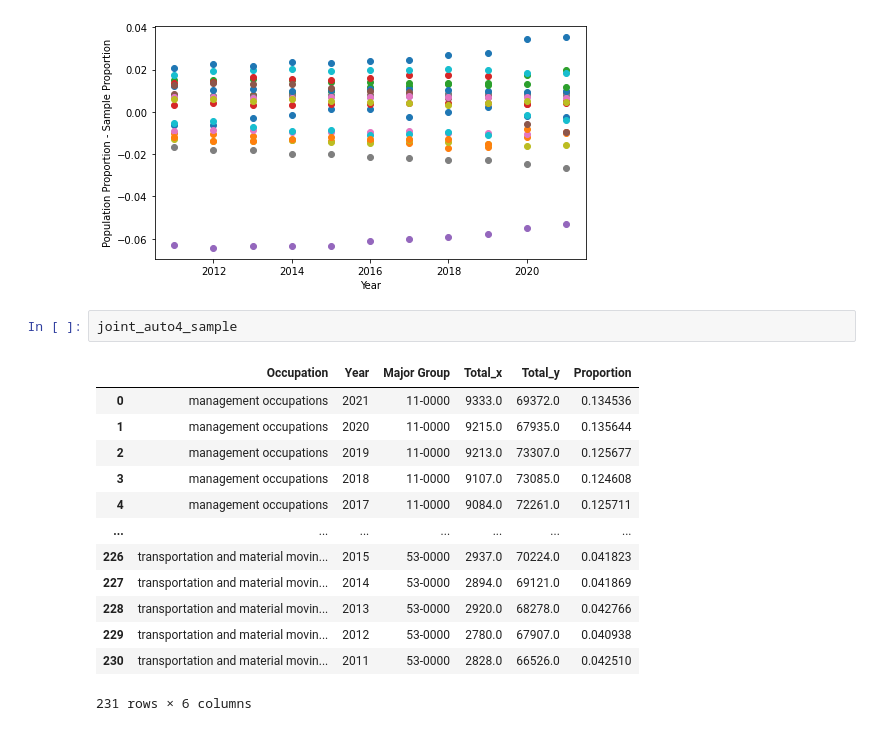
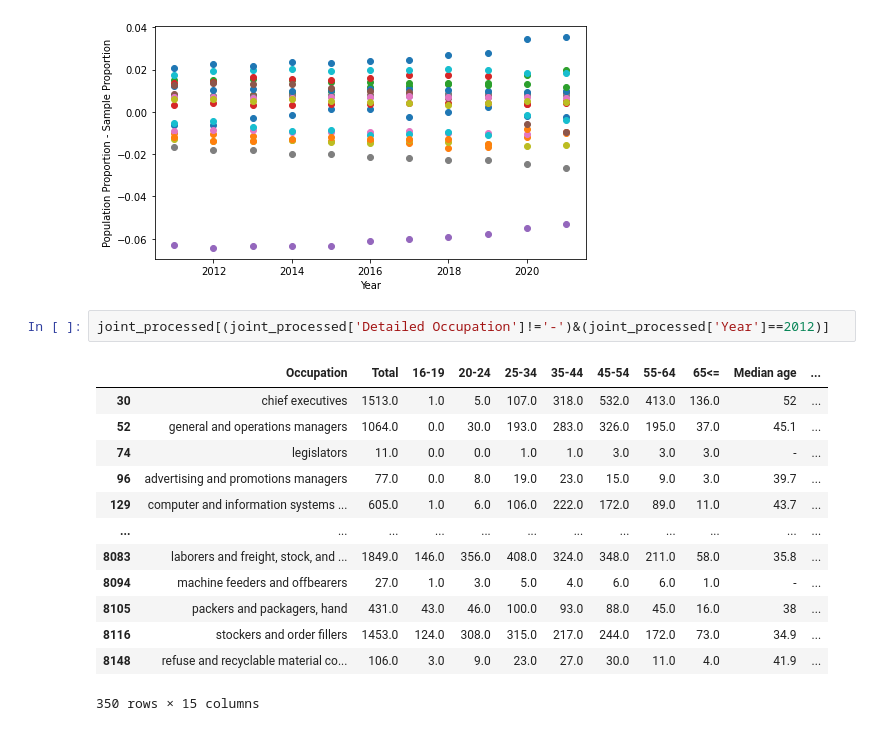
Before and after one commit to terencetan-c/4YP-The-Future-of-Work, a Jupyter notebook: Data modelling/Data modelling OP.ipynb, the cells around one changed output. Drawn from its saved outputs; the diff is of its cells as text.

```diff
--- a/Data modelling/Data modelling OP.ipynb
+++ b/Data modelling/Data modelling OP.ipynb
@@ -544,19 +550,19 @@ plt.ylabel('Population Proportion - Sample Proportion')
 # %% [output]
 Text(0, 0.5, 'Population Proportion - Sample Proportion')
 [figure]
-# %%
-joint_auto4_sample
-# %% [output]
-|  | Occupation | Year | Major Group | Total_x | Total_y | Proportion |
-| 0 | management occupations | 2021 | 11-0000 | 9333.0 | 69372.0 | 0.134536 |
-| 1 | management occupations | 2020 | 11-0000 | 9215.0 | 67935.0 | 0.135644 |
-| 2 | management occupations | 2019 | 11-0000 | 9213.0 | 73307.0 | 0.125677 |
-| 3 | management occupations | 2018 | 11-0000 | 9107.0 | 73085.0 | 0.124608 |
-| 4 | management occupations | 2017 | 11-0000 | 9084.0 | 72261.0 | 0.125711 |
-| ... | ... | ... | ... | ... | ... | ... |
-| 226 | transportation and material movin... | 2015 | 53-0000 | 2937.0 | 70224.0 | 0.041823 |
-| 227 | transportation and material movin... | 2014 | 53-0000 | 2894.0 | 69121.0 | 0.041869 |
-| 228 | transportation and material movin... | 2013 | 53-0000 | 2920.0 | 68278.0 | 0.042766 |
-| 229 | transportation and material movin... | 2012 | 53-0000 | 2780.0 | 67907.0 | 0.040938 |
-| 230 | transportation and material movin... | 2011 | 53-0000 | 2828.0 | 66526.0 | 0.042510 |
-231 rows × 6 columns
+# %%
+joint_processed[(joint_processed['Detailed Occupation']!='-')&(joint_processed['Year']==2012)]
+# %% [output]
+|  | Occupation | Total | 16-19 | 20-24 | 25-34 | 35-44 | 45-54 | 55-64 | 65<= | Median age | ... |
+| 30 | chief executives | 1513.0 | 1.0 | 5.0 | 107.0 | 318.0 | 532.0 | 413.0 | 136.0 | 52 | ... |
+| 52 | general and operations managers | 1064.0 | 0.0 | 30.0 | 193.0 | 283.0 | 326.0 | 195.0 | 37.0 | 45.1 | ... |
+| 74 | legislators | 11.0 | 0.0 | 0.0 | 1.0 | 1.0 | 3.0 | 3.0 | 3.0 | - | ... |
+| 96 | advertising and promotions managers | 77.0 | 0.0 | 8.0 | 19.0 | 23.0 | 15.0 | 9.0 | 3.0 | 39.7 | ... |
+| 129 | computer and information systems ... | 605.0 | 1.0 | 6.0 | 106.0 | 222.0 | 172.0 | 89.0 | 11.0 | 43.7 | ... |
+| ... | ... | ... | ... | ... | ... | ... | ... | ... | ... | ... | ... |
+| 8083 | laborers and freight, stock, and ... | 1849.0 | 146.0 | 356.0 | 408.0 | 324.0 | 348.0 | 211.0 | 58.0 | 35.8 | ... |
+| 8094 | machine feeders and offbearers | 27.0 | 1.0 | 3.0 | 5.0 | 4.0 | 6.0 | 6.0 | 1.0 | - | ... |
+| 8105 | packers and packagers, hand | 431.0 | 43.0 | 46.0 | 100.0 | 93.0 | 88.0 | 45.0 | 16.0 | 38 | ... |
+| 8116 | stockers and order fillers | 1453.0 | 124.0 | 308.0 | 315.0 | 217.0 | 244.0 | 172.0 | 73.0 | 34.9 | ... |
+| 8148 | refuse and recyclable material co... | 106.0 | 3.0 | 9.0 | 23.0 | 27.0 | 30.0 | 11.0 | 4.0 | 41.9 | ... |
+350 rows × 15 columns
```
Also changed, not shown: parts of 2 cells of this notebook, 15 other files.
